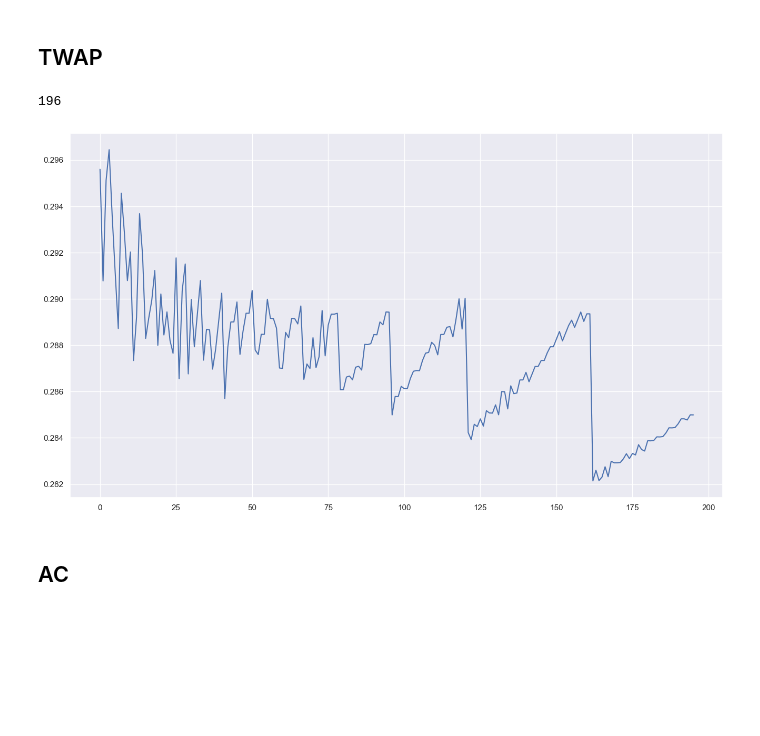
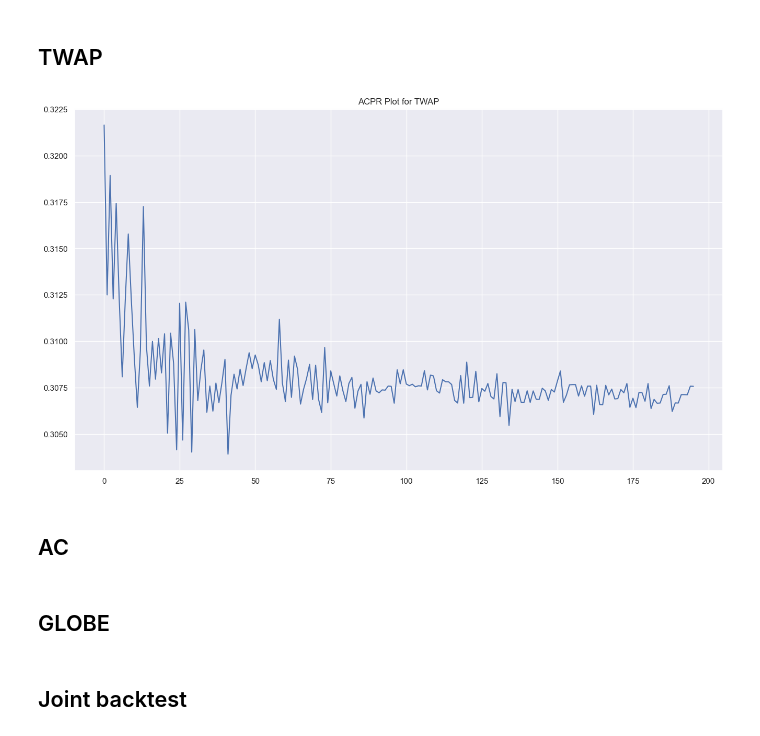
Before and after one commit to ArtemySazonov/CurrencyMarketMaking, a Jupyter notebook: Examples.ipynb, the cells around one changed output. Drawn from its saved outputs; the diff is of its cells as text; code cells hidden in the pictures; blank space fills up the shorter version.

```diff
--- a/Examples.ipynb
+++ b/Examples.ipynb
@@ -16,28 +16,35 @@ W = np.ones(shape = 5, dtype = int) * 500
 # %% [markdown]
 ## TWAP
 # %%
-lst_twap = []
+file1 = 'data/ask.tsv'
+file2 = 'data/bid.tsv'
+orderbook_bid = dataloader.OnlineData(file2)
+orderbook_ask = dataloader.OnlineData(file1)
 
+ACPR = []
+
+T = 200
+W = np.array([5000, 2000, 3000])
 start = 5
 num = T - (start - 1)
+
 ELL = np.linspace(start = start, stop = T, num = num, endpoint = True, dtype = int)
 
 for L in tqdm(ELL):
-    orderbook_bid = dataloader.OnlineData('data/bid.tsv')
-    orderbook_ask = dataloader.OnlineData('data/ask.tsv')
 
-    twap = execution.TWAP(T, L, W)
-    lst_twap.append(twap.cumulative_impact(orderbook_bid, orderbook_ask)*100)
-
+    orderbook_bid = dataloader.OnlineData(file2)
+    orderbook_ask = dataloader.OnlineData(file1)
+    twap = execution.TWAP(T, L , W)
+    ACPR_twap = twap.cumulative_impact(orderbook_bid=orderbook_bid, orderbook_ask=orderbook_ask)*100
     orderbook_ask.close()
     orderbook_bid.close()
+    ACPR.append(ACPR_twap)
+
+ACPR_TWAP = np.array(ACPR)
-# %%
-len(lst_twap)
-# %% [output]
-196
-# %%
-sns.lineplot(lst_twap);
-# %% [output]
-[figure, removed]
+# %%
+plt.title("ACPR Plot for TWAP")
+sns.lineplot(ACPR_TWAP);
+# %% [output]
+[figure, added]
 # %% [markdown]
 ## AC
@@ -43,0 +54,2 @@ sns.lineplot(lst_twap);
+# %% [markdown]
+## GLOBE
@@ -43,0 +59,2 @@ sns.lineplot(lst_twap);
+# %% [markdown]
+## Joint backtest
```
Also changed, not shown: parts of 4 cells of this notebook, 2 other files.
